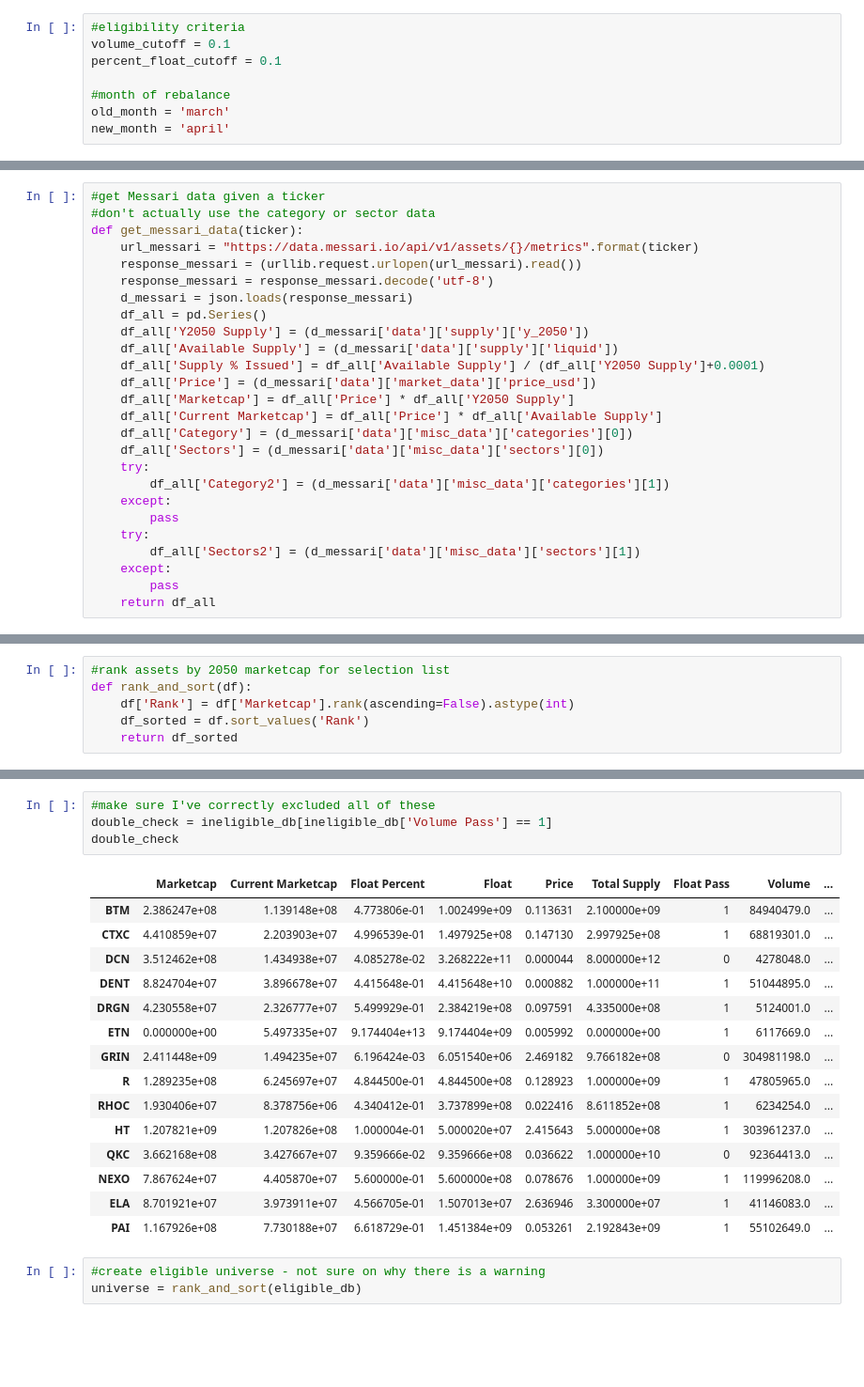
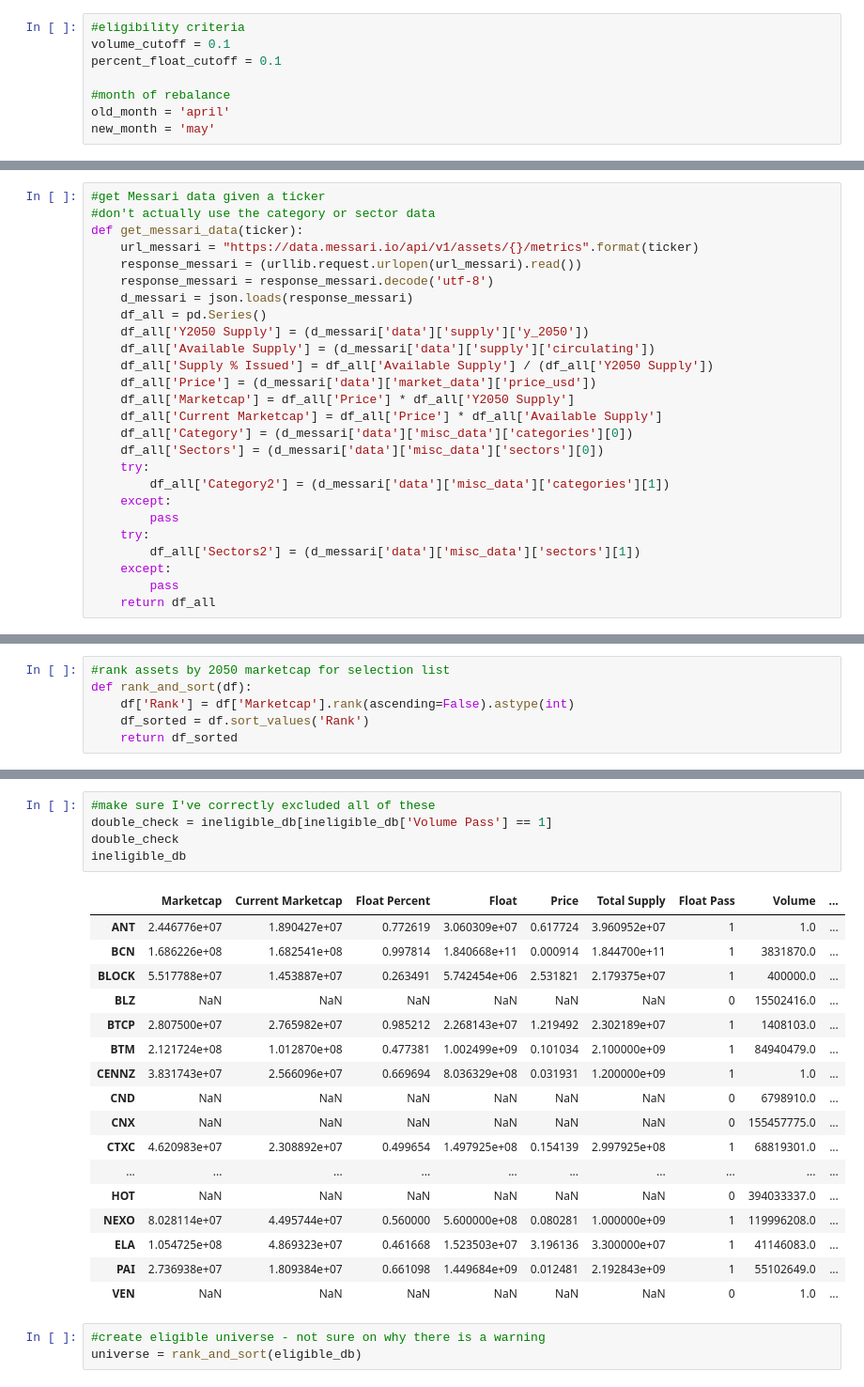
Before and after one commit to coinmetrics/bcindex, a Jupyter notebook: utils/rebalance_tools/Rebalance Ranking Tool.ipynb, the cells around one changed output, grey strips where cells are left out. Shown at 94% size. Cells and saved outputs as stored; diff of their text form; blank space fills up the shorter version.

```diff
--- a/utils/rebalance_tools/Rebalance Ranking Tool.ipynb
+++ b/utils/rebalance_tools/Rebalance Ranking Tool.ipynb
@@ -13,8 +13,8 @@ volume_cutoff = 0.1
 percent_float_cutoff = 0.1
 
 #month of rebalance
-old_month = 'march'
-new_month = 'april'
+old_month = 'april'
+new_month = 'may'
 # %%
 #change call to new filepath
 asset_db = pd.read_excel('C:/Users/stoin/Desktop/Mike/Bletch/bcindex/utils/rebalance_tools/csvs\\Bletchley Rebalance '+new_month+' 2019.xlsx',\
@@ -46,8 +46,8 @@ def get_messari_data(ticker):
     d_messari = json.loads(response_messari)
     df_all = pd.Series()
     df_all['Y2050 Supply'] = (d_messari['data']['supply']['y_2050'])
-    df_all['Available Supply'] = (d_messari['data']['supply']['liquid'])
-    df_all['Supply % Issued'] = df_all['Available Supply'] / (df_all['Y2050 Supply']+0.0001)
+    df_all['Available Supply'] = (d_messari['data']['supply']['circulating'])
+    df_all['Supply % Issued'] = df_all['Available Supply'] / (df_all['Y2050 Supply'])
     df_all['Price'] = (d_messari['data']['market_data']['price_usd'])
     df_all['Marketcap'] = df_all['Price'] * df_all['Y2050 Supply']
     df_all['Current Marketcap'] = df_all['Price'] * df_all['Available Supply']
@@ -269,23 +272,26 @@ duplicate tickers
 # %%
 #make sure I've correctly excluded all of these
 double_check = ineligible_db[ineligible_db['Volume Pass'] == 1]
 double_check
+ineligible_db
 # %% [output]
 |  | Marketcap | Current Marketcap | Float Percent | Float | Price | Total Supply | Float Pass | Volume | ... |
-| BTM | 2.386247e+08 | 1.139148e+08 | 4.773806e-01 | 1.002499e+09 | 0.113631 | 2.100000e+09 | 1 | 84940479.0 | ... |
-| CTXC | 4.410859e+07 | 2.203903e+07 | 4.996539e-01 | 1.497925e+08 | 0.147130 | 2.997925e+08 | 1 | 68819301.0 | ... |
-| DCN | 3.512462e+08 | 1.434938e+07 | 4.085278e-02 | 3.268222e+11 | 0.000044 | 8.000000e+12 | 0 | 4278048.0 | ... |
-| DENT | 8.824704e+07 | 3.896678e+07 | 4.415648e-01 | 4.415648e+10 | 0.000882 | 1.000000e+11 | 1 | 51044895.0 | ... |
-| DRGN | 4.230558e+07 | 2.326777e+07 | 5.499929e-01 | 2.384219e+08 | 0.097591 | 4.335000e+08 | 1 | 5124001.0 | ... |
-| ETN | 0.000000e+00 | 5.497335e+07 | 9.174404e+13 | 9.174404e+09 | 0.005992 | 0.000000e+00 | 1 | 6117669.0 | ... |
-| GRIN | 2.411448e+09 | 1.494235e+07 | 6.196424e-03 | 6.051540e+06 | 2.469182 | 9.766182e+08 | 0 | 304981198.0 | ... |
-| R | 1.289235e+08 | 6.245697e+07 | 4.844500e-01 | 4.844500e+08 | 0.128923 | 1.000000e+09 | 1 | 47805965.0 | ... |
-| RHOC | 1.930406e+07 | 8.378756e+06 | 4.340412e-01 | 3.737899e+08 | 0.022416 | 8.611852e+08 | 1 | 6234254.0 | ... |
-| HT | 1.207821e+09 | 1.207826e+08 | 1.000004e-01 | 5.000020e+07 | 2.415643 | 5.000000e+08 | 1 | 303961237.0 | ... |
-| QKC | 3.662168e+08 | 3.427667e+07 | 9.359666e-02 | 9.359666e+08 | 0.036622 | 1.000000e+10 | 0 | 92364413.0 | ... |
-| NEXO | 7.867624e+07 | 4.405870e+07 | 5.600000e-01 | 5.600000e+08 | 0.078676 | 1.000000e+09 | 1 | 119996208.0 | ... |
-| ELA | 8.701921e+07 | 3.973911e+07 | 4.566705e-01 | 1.507013e+07 | 2.636946 | 3.300000e+07 | 1 | 41146083.0 | ... |
-| PAI | 1.167926e+08 | 7.730188e+07 | 6.618729e-01 | 1.451384e+09 | 0.053261 | 2.192843e+09 | 1 | 55102649.0 | ... |
+| ANT | 2.446776e+07 | 1.890427e+07 | 0.772619 | 3.060309e+07 | 0.617724 | 3.960952e+07 | 1 | 1.0 | ... |
+| BCN | 1.686226e+08 | 1.682541e+08 | 0.997814 | 1.840668e+11 | 0.000914 | 1.844700e+11 | 1 | 3831870.0 | ... |
+| BLOCK | 5.517788e+07 | 1.453887e+07 | 0.263491 | 5.742454e+06 | 2.531821 | 2.179375e+07 | 1 | 400000.0 | ... |
+| BLZ | NaN | NaN | NaN | NaN | NaN | NaN | 0 | 15502416.0 | ... |
+| BTCP | 2.807500e+07 | 2.765982e+07 | 0.985212 | 2.268143e+07 | 1.219492 | 2.302189e+07 | 1 | 1408103.0 | ... |
+| BTM | 2.121724e+08 | 1.012870e+08 | 0.477381 | 1.002499e+09 | 0.101034 | 2.100000e+09 | 1 | 84940479.0 | ... |
+| CENNZ | 3.831743e+07 | 2.566096e+07 | 0.669694 | 8.036329e+08 | 0.031931 | 1.200000e+09 | 1 | 1.0 | ... |
+| CND | NaN | NaN | NaN | NaN | NaN | NaN | 0 | 6798910.0 | ... |
+| CNX | NaN | NaN | NaN | NaN | NaN | NaN | 0 | 155457775.0 | ... |
+| CTXC | 4.620983e+07 | 2.308892e+07 | 0.499654 | 1.497925e+08 | 0.154139 | 2.997925e+08 | 1 | 68819301.0 | ... |
+| ... | ... | ... | ... | ... | ... | ... | ... | ... | ... |
+| HOT | NaN | NaN | NaN | NaN | NaN | NaN | 0 | 394033337.0 | ... |
+| NEXO | 8.028114e+07 | 4.495744e+07 | 0.560000 | 5.600000e+08 | 0.080281 | 1.000000e+09 | 1 | 119996208.0 | ... |
+| ELA | 1.054725e+08 | 4.869323e+07 | 0.461668 | 1.523503e+07 | 3.196136 | 3.300000e+07 | 1 | 41146083.0 | ... |
+| PAI | 2.736938e+07 | 1.809384e+07 | 0.661098 | 1.449684e+09 | 0.012481 | 2.192843e+09 | 1 | 55102649.0 | ... |
+| VEN | NaN | NaN | NaN | NaN | NaN | NaN | 0 | 1.0 | ... |
 # %%
 #create eligible universe - not sure on why there is a warning
 universe = rank_and_sort(eligible_db)
```
Also changed, not shown: parts of 11 cells of this notebook, 47 other files.
